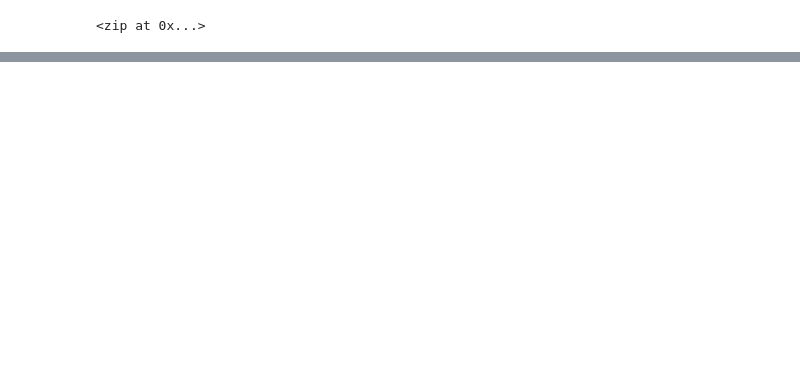
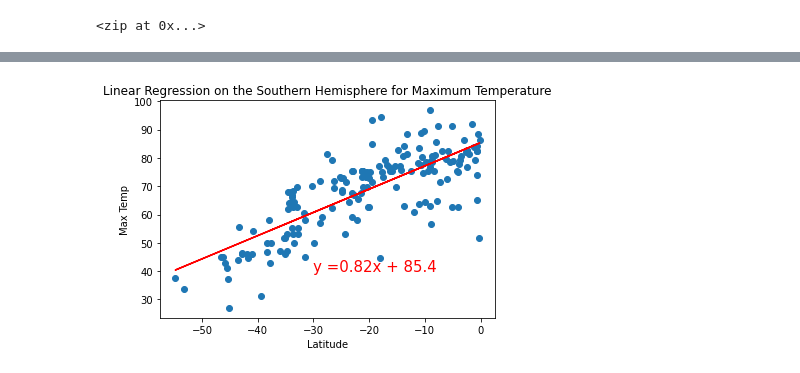
Before and after one commit to leah-braswell/World_Weather_Analysis, a Jupyter notebook: WeatherPy.ipynb, the cells around one changed output, grey strips where cells are left out. Cells and saved outputs as stored; diff of their text form; code cells hidden in the pictures; blank space fills up the shorter version.

```diff
--- a/WeatherPy.ipynb
+++ b/WeatherPy.ipynb
@@ -262,0 +317,11 @@ plt.show()
+# %%
+#Linear regression on Southern Hemisphere
+#set x values to Laititude and y values to Max Temp
+x_values = southern_hemi_df['Lat']
+y_values = southern_hemi_df['Max Temp']
+title = 'Linear Regression on the Southern Hemisphere for Maximum Temperature'
+#run plot_linear_regression function and edit titme, y_label and text_coordinates for Max temp scatter
+plot_linear_regression(x_values, y_values,
+                       title, 'Max Temp', (-30,40))
+# %% [output]
+[figure, added]
```
Also changed, not shown: parts of 21 cells of this notebook.
